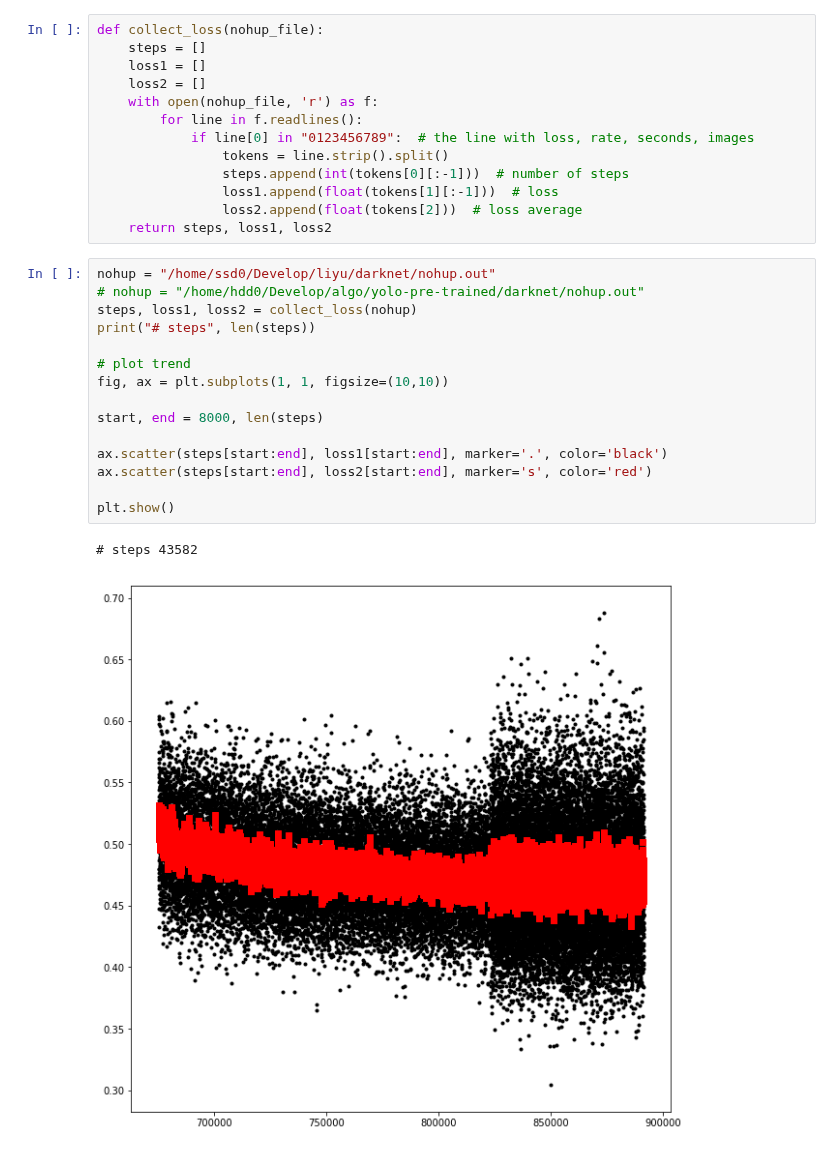
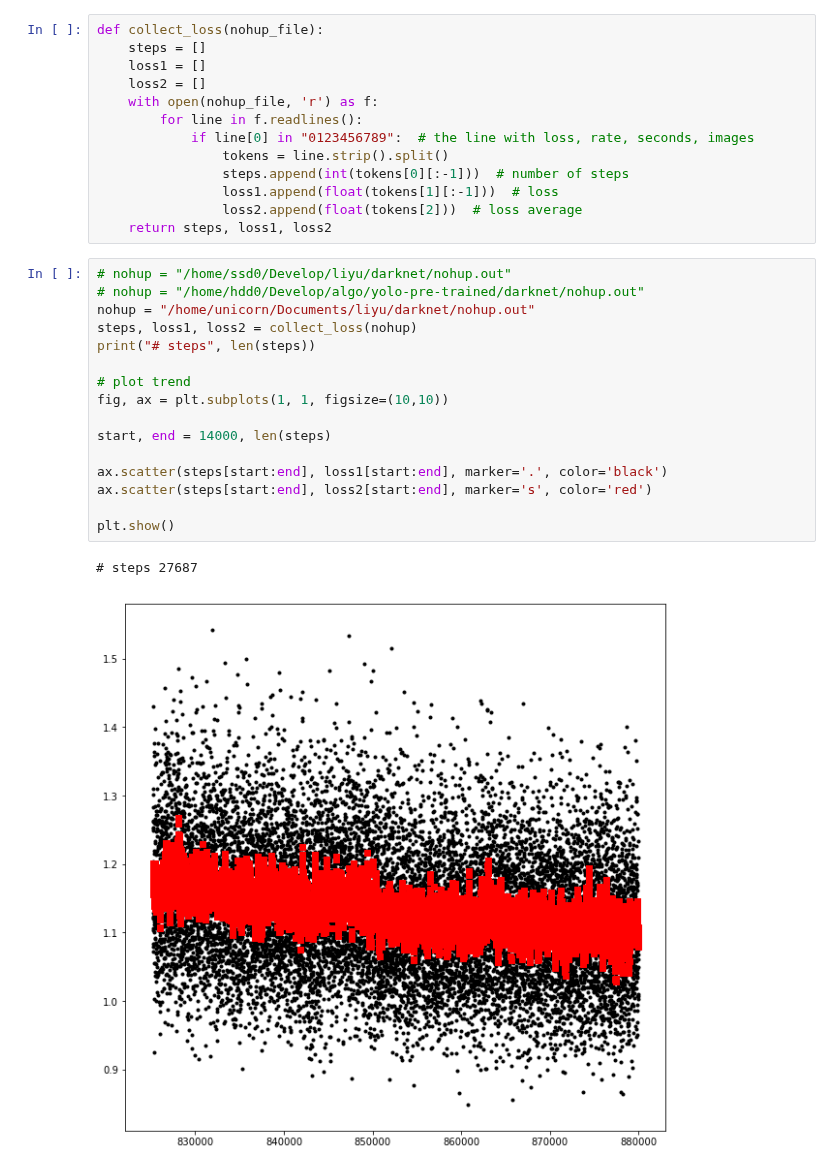
Before and after one commit to liyu10000/tct, a Jupyter notebook: conference/darknet/loss_vs_steps.ipynb, the cells around one changed output. Cells and saved outputs as stored; diff of their text form.

Commit message:
finished train10, up to 880,000 steps; prepare to start train11

```diff
--- a/conference/darknet/loss_vs_steps.ipynb
+++ b/conference/darknet/loss_vs_steps.ipynb
@@ -15,20 +15,21 @@ def collect_loss(nohup_file):
                 loss2.append(float(tokens[2]))  # loss average
     return steps, loss1, loss2
 # %%
-nohup = "/home/ssd0/Develop/liyu/darknet/nohup.out"
+# nohup = "/home/ssd0/Develop/liyu/darknet/nohup.out"
 # nohup = "/home/hdd0/Develop/algo/yolo-pre-trained/darknet/nohup.out"
+nohup = "/home/unicorn/Documents/liyu/darknet/nohup.out"
 steps, loss1, loss2 = collect_loss(nohup)
 print("# steps", len(steps))
 
 # plot trend
 fig, ax = plt.subplots(1, 1, figsize=(10,10))
 
-start, end = 8000, len(steps)
+start, end = 14000, len(steps)
 
 ax.scatter(steps[start:end], loss1[start:end], marker='.', color='black')
 ax.scatter(steps[start:end], loss2[start:end], marker='s', color='red')
 
 plt.show()
 # %% [output]
-# steps 43582
+# steps 27687
-[figure, old version]
+[figure, new version]
```
Also changed, not shown: 4 other files.
